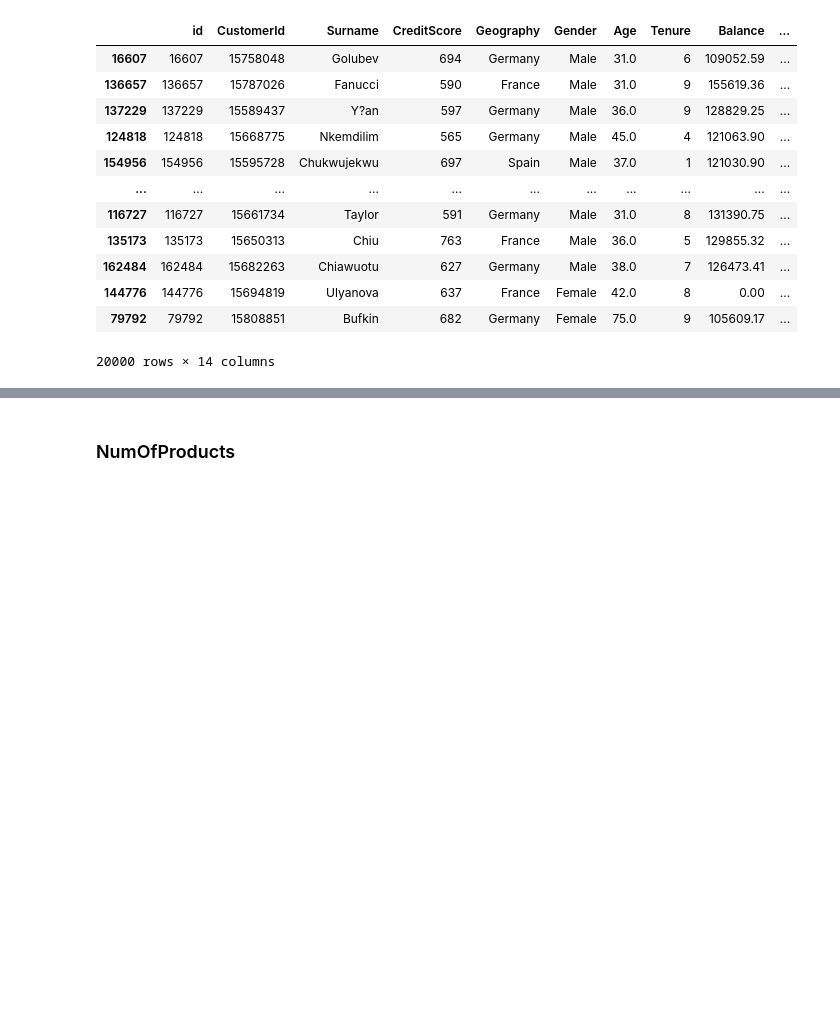
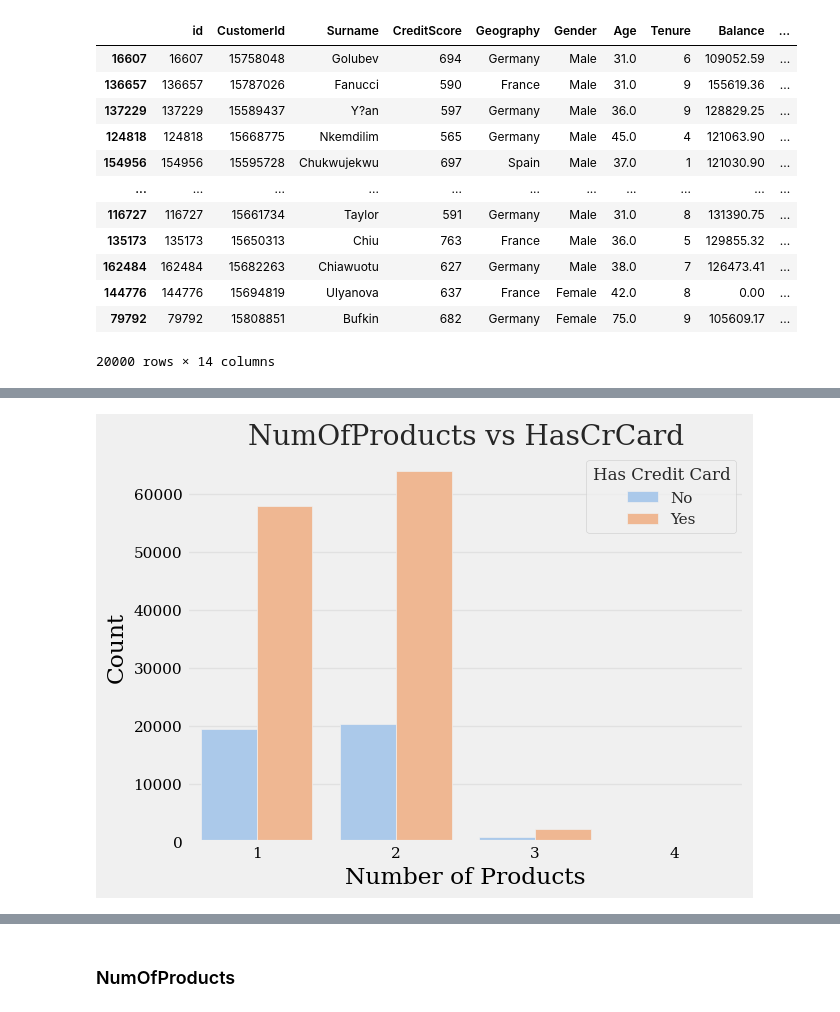
Before and after one commit to Kimtae00/Kaggle, a Jupyter notebook: playground-s4e1-240115-17.ipynb, the cells around one changed output, grey strips where cells are left out. Cells and saved outputs as stored; diff of their text form; code cells hidden in the pictures; blank space fills up the shorter version.

```diff
--- a/playground-s4e1-240115-17.ipynb
+++ b/playground-s4e1-240115-17.ipynb
@@ -840,3 +840,15 @@ Downloading pingouin-0.5.4-py2.py3-none-any.whl (198 kB)
 Downloading pandas_flavor-0.6.0-py3-none-any.whl (7.2 kB)
 Installing collected packages: pandas-flavor, pingouin
 Successfully installed pandas-flavor-0.6.0 pingouin-0.5.4
+# %%
+df_NumOfProducts_HasCrCard = train_data[['NumOfProducts', 'HasCrCard']].copy()
+
+# Seaborn의 기본 팔레트 중 하나인 'pastel'을 사용하여 Countplot 생성
+sns.countplot(x='NumOfProducts', hue='HasCrCard', data=df_NumOfProducts_HasCrCard, palette='pastel')
+plt.title('NumOfProducts vs HasCrCard')
+plt.xlabel('Number of Products')
+plt.ylabel('Count')
+plt.legend(title='Has Credit Card', labels=['No', 'Yes'])
+plt.show()
+# %% [output]
+[figure, added]
```
Also changed, not shown: parts of 3 cells of this notebook.
